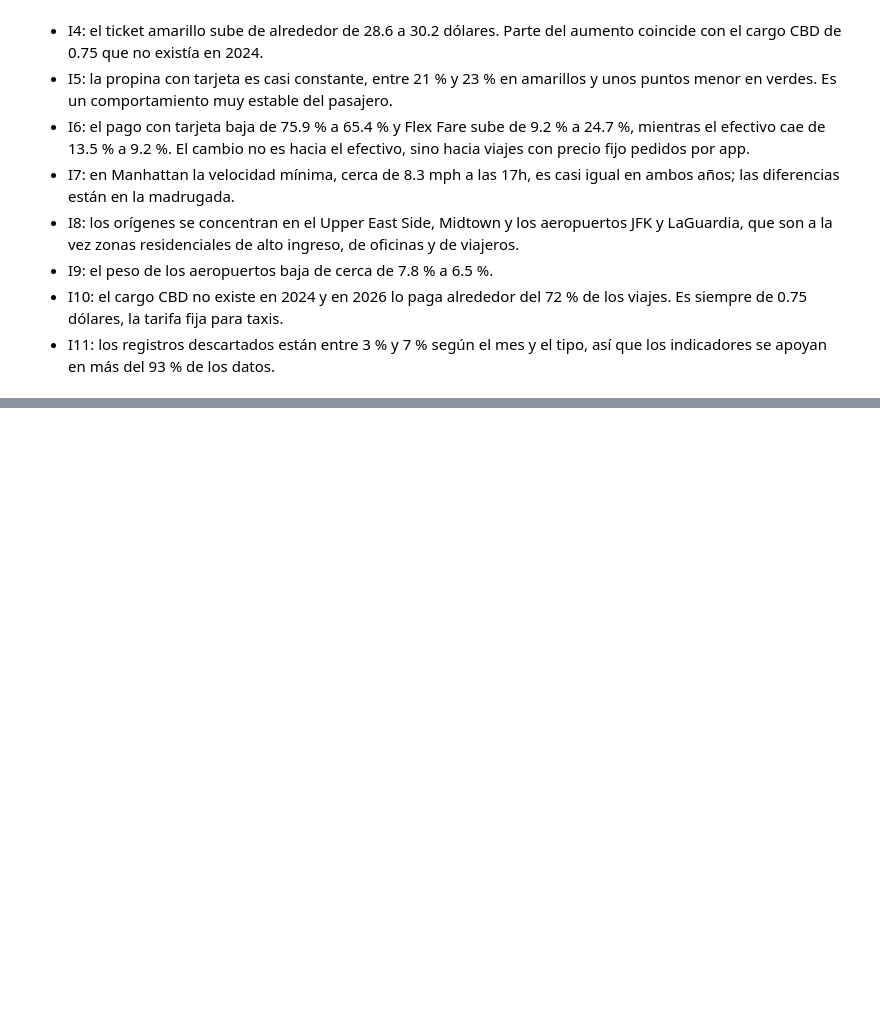
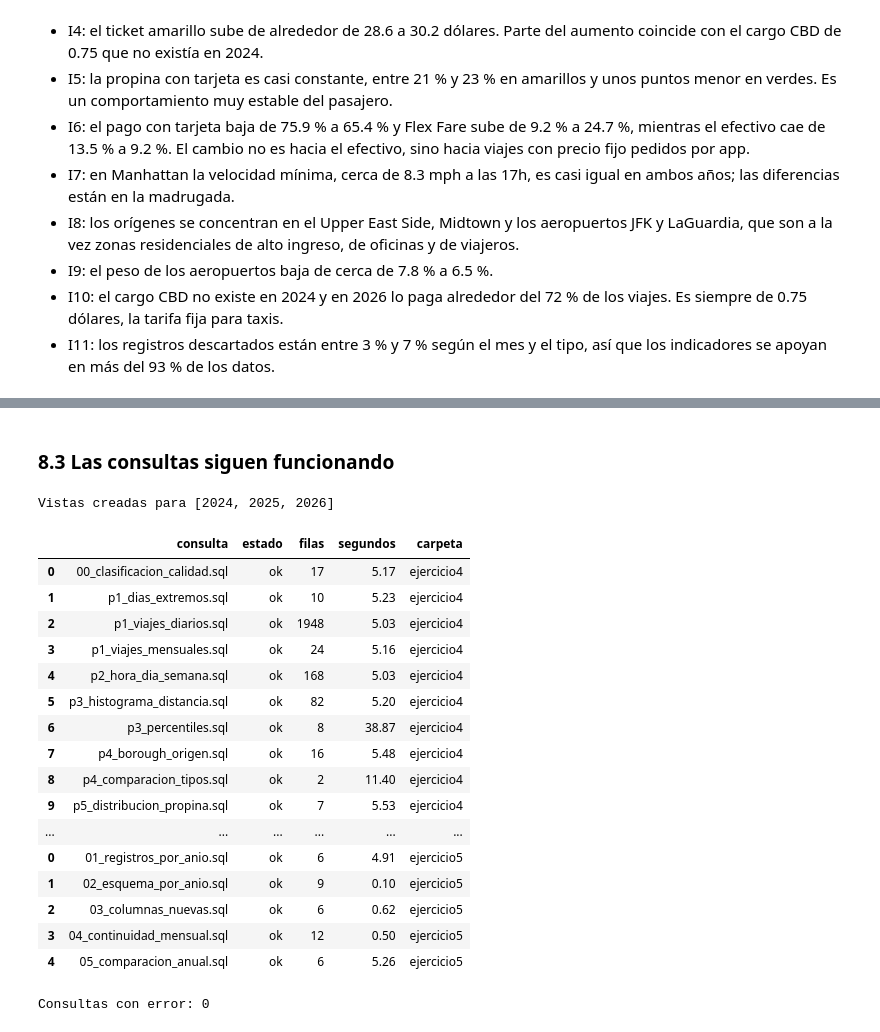
Before and after one commit to erickguerra2/duckdb, a Jupyter notebook: notebooks/Lab8_DuckDB.ipynb, the cells around one changed output, grey strips where cells are left out. Drawn from its saved outputs; the diff is of its cells as text; code cells hidden in the pictures; blank space fills up the shorter version.

```diff
--- a/notebooks/Lab8_DuckDB.ipynb
+++ b/notebooks/Lab8_DuckDB.ipynb
@@ -1861,0 +1901,28 @@ Interpretación con 2024 y 2026:
+# %% [markdown]
+### 8.3 Las consultas siguen funcionando
+# %%
+usar_anios([2024, 2025, 2026])
+estado = pd.concat([reejecutar("sql/ejercicio4").assign(carpeta="ejercicio4"),
+                    reejecutar("sql/ejercicio5").assign(carpeta="ejercicio5")])
+display(estado)
+print("Consultas con error:", (estado.estado != "ok").sum())
+# %% [output]
+Vistas creadas para [2024, 2025, 2026]
+|  | consulta | estado | filas | segundos | carpeta |
+| 0 | 00_clasificacion_calidad.sql | ok | 17 | 5.17 | ejercicio4 |
+| 1 | p1_dias_extremos.sql | ok | 10 | 5.23 | ejercicio4 |
+| 2 | p1_viajes_diarios.sql | ok | 1948 | 5.03 | ejercicio4 |
+| 3 | p1_viajes_mensuales.sql | ok | 24 | 5.16 | ejercicio4 |
+| 4 | p2_hora_dia_semana.sql | ok | 168 | 5.03 | ejercicio4 |
+| 5 | p3_histograma_distancia.sql | ok | 82 | 5.20 | ejercicio4 |
+| 6 | p3_percentiles.sql | ok | 8 | 38.87 | ejercicio4 |
+| 7 | p4_borough_origen.sql | ok | 16 | 5.48 | ejercicio4 |
+| 8 | p4_comparacion_tipos.sql | ok | 2 | 11.40 | ejercicio4 |
+| 9 | p5_distribucion_propina.sql | ok | 7 | 5.53 | ejercicio4 |
+| ... | ... | ... | ... | ... | ... |
+| 0 | 01_registros_por_anio.sql | ok | 6 | 4.91 | ejercicio5 |
+| 1 | 02_esquema_por_anio.sql | ok | 9 | 0.10 | ejercicio5 |
+| 2 | 03_columnas_nuevas.sql | ok | 6 | 0.62 | ejercicio5 |
+| 3 | 04_continuidad_mensual.sql | ok | 12 | 0.50 | ejercicio5 |
+| 4 | 05_comparacion_anual.sql | ok | 6 | 5.26 | ejercicio5 |
+Consultas con error: 0
```
Also changed, not shown: parts of 14 cells of this notebook, 13 other files.
